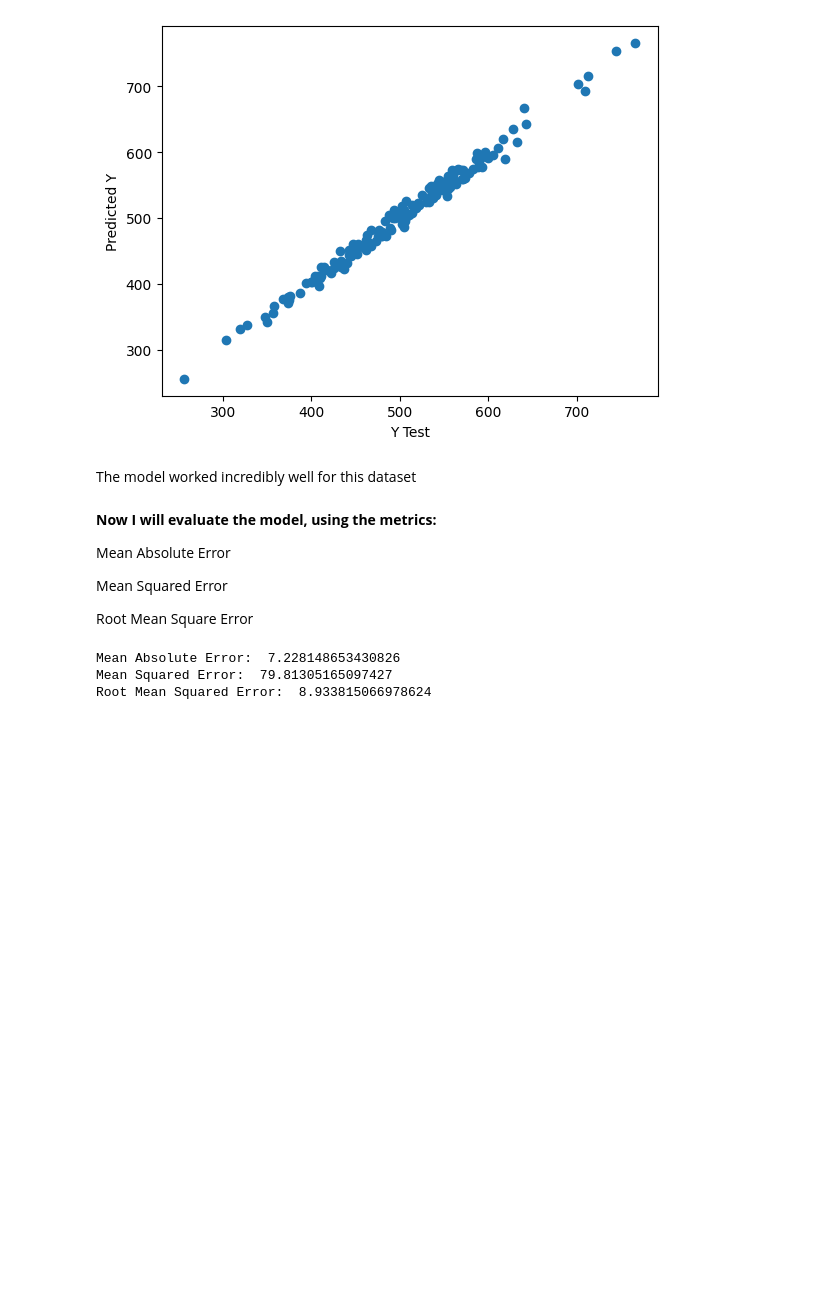
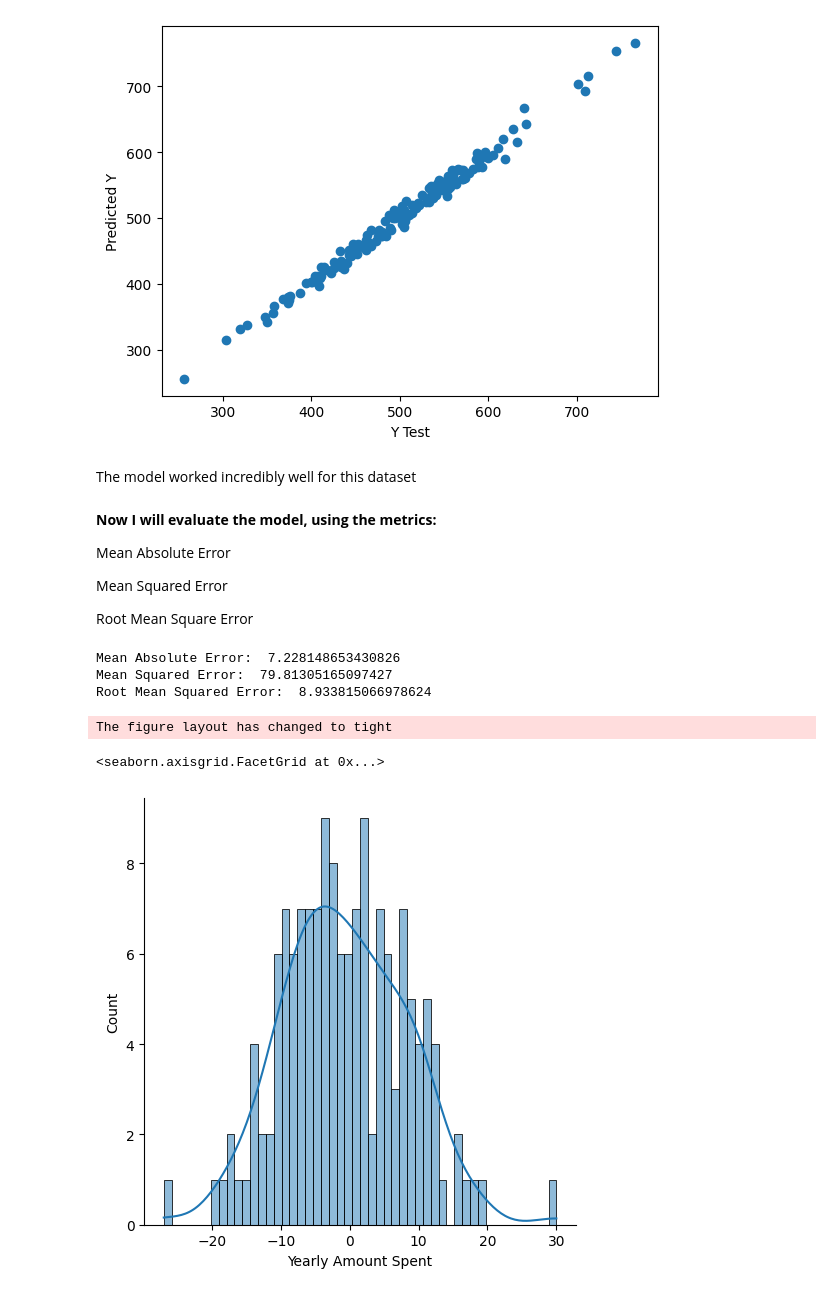
Before and after one commit to pedro-nunesm/Linear-Regression-Model-on-Eccomerce-Dataset, a Jupyter notebook: index.ipynb, the cells around one changed output. Cells and saved outputs as stored; diff of their text form; code cells hidden in the pictures; blank space fills up the shorter version.

```diff
--- a/index.ipynb
+++ b/index.ipynb
@@ -156,3 +156,9 @@ print("Root Mean Squared Error: ", np.sqrt(metrics.mean_squared_error(y_test, pr
 Mean Absolute Error:  7.228148653430826
 Mean Squared Error:  79.81305165097427
 Root Mean Squared Error:  8.933815066978624
+# %%
+sns.displot((y_test-predictions), bins=50, kde=True)
+# %% [output]
+The figure layout has changed to tight
+<seaborn.axisgrid.FacetGrid at 0x...>
+[figure, added]
```
Also changed, not shown: parts of 1 cell of this notebook.
